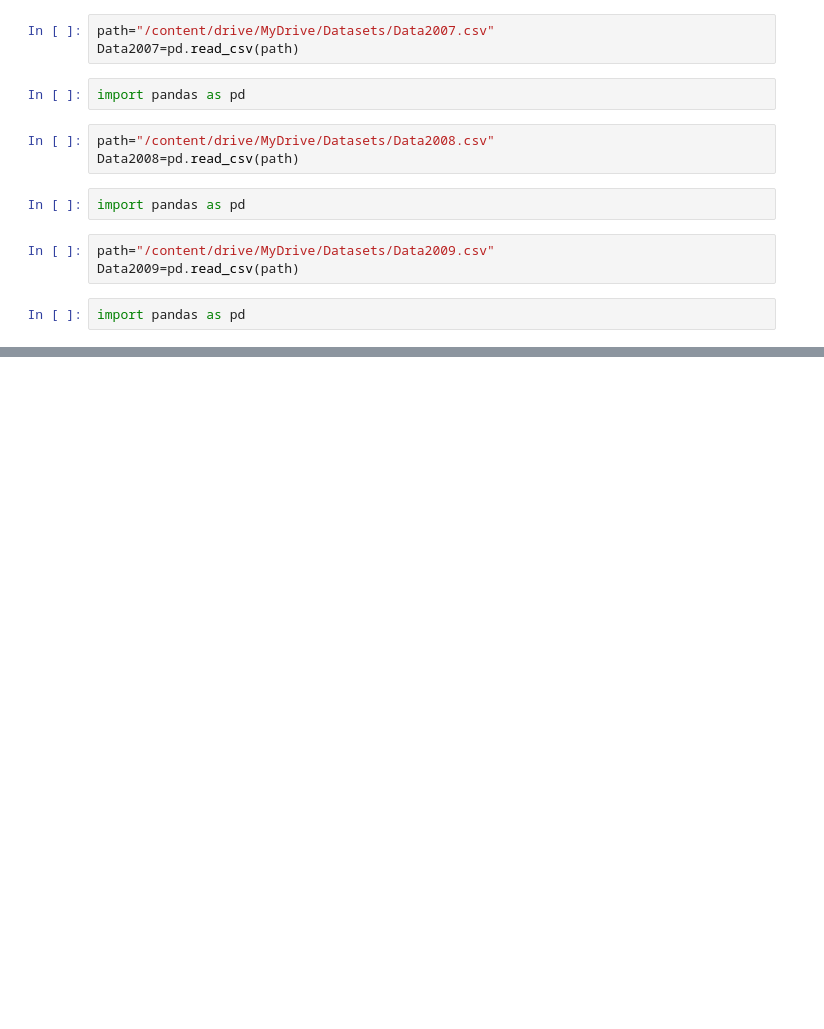
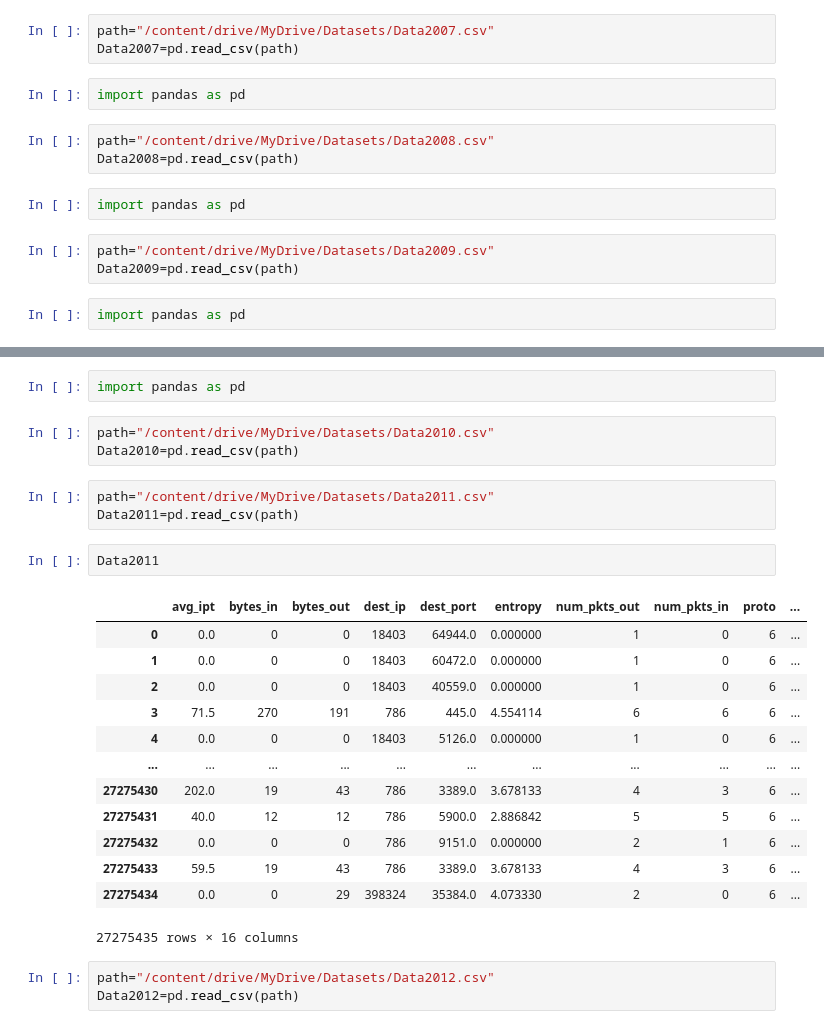
Before and after one commit to BabinRV/Dissertation, a Jupyter notebook: Dissertation_TD_and_IR.ipynb, the cells around one changed output, grey strips where cells are left out. Saved outputs shown, nothing was run; the diff lists cells and outputs as text; blank space fills up the shorter version.

```diff
--- a/Dissertation_TD_and_IR.ipynb
+++ b/Dissertation_TD_and_IR.ipynb
@@ -203,0 +220,27 @@ import pandas as pd
+# %%
+import pandas as pd
+# %%
+path="/content/drive/MyDrive/Datasets/Data2010.csv"
+Data2010=pd.read_csv(path)
+# %%
+path="/content/drive/MyDrive/Datasets/Data2011.csv"
+Data2011=pd.read_csv(path)
+# %%
+Data2011
+# %% [output]
+|  | avg_ipt | bytes_in | bytes_out | dest_ip | dest_port | entropy | num_pkts_out | num_pkts_in | proto | ... |
+| 0 | 0.0 | 0 | 0 | 18403 | 64944.0 | 0.000000 | 1 | 0 | 6 | ... |
+| 1 | 0.0 | 0 | 0 | 18403 | 60472.0 | 0.000000 | 1 | 0 | 6 | ... |
+| 2 | 0.0 | 0 | 0 | 18403 | 40559.0 | 0.000000 | 1 | 0 | 6 | ... |
+| 3 | 71.5 | 270 | 191 | 786 | 445.0 | 4.554114 | 6 | 6 | 6 | ... |
+| 4 | 0.0 | 0 | 0 | 18403 | 5126.0 | 0.000000 | 1 | 0 | 6 | ... |
+| ... | ... | ... | ... | ... | ... | ... | ... | ... | ... | ... |
+| 27275430 | 202.0 | 19 | 43 | 786 | 3389.0 | 3.678133 | 4 | 3 | 6 | ... |
+| 27275431 | 40.0 | 12 | 12 | 786 | 5900.0 | 2.886842 | 5 | 5 | 6 | ... |
+| 27275432 | 0.0 | 0 | 0 | 786 | 9151.0 | 0.000000 | 2 | 1 | 6 | ... |
+| 27275433 | 59.5 | 19 | 43 | 786 | 3389.0 | 3.678133 | 4 | 3 | 6 | ... |
+| 27275434 | 0.0 | 0 | 29 | 398324 | 35384.0 | 4.073330 | 2 | 0 | 6 | ... |
+27275435 rows × 16 columns
+# %%
+path="/content/drive/MyDrive/Datasets/Data2012.csv"
+Data2012=pd.read_csv(path)
```
Also changed, not shown: parts of 1 cell of this notebook.
